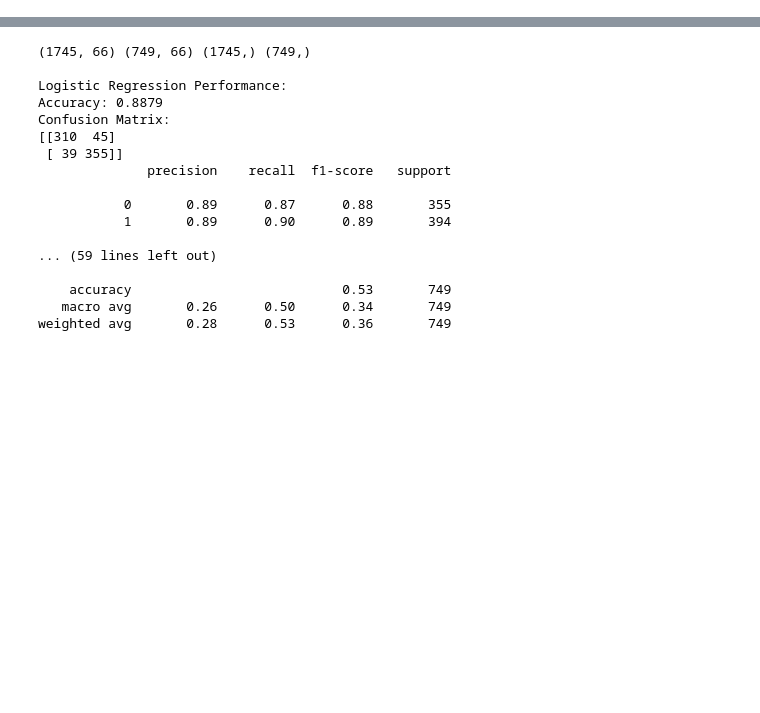
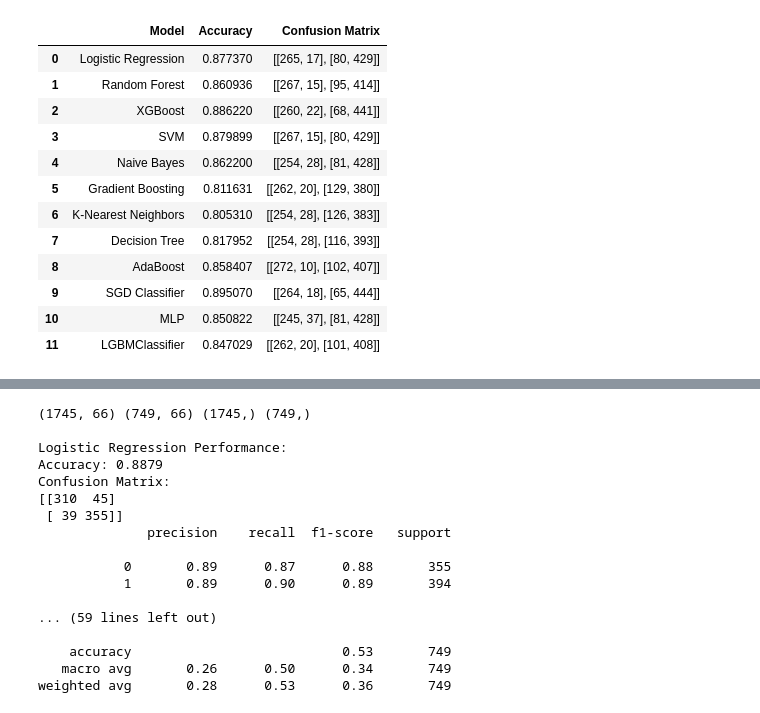
Before and after one commit to SacSresta/Research, a Jupyter notebook: notebook/state_08_code_compile_and_loop.ipynb, the cells around one changed output, grey strips where cells are left out. Cells and saved outputs as stored; diff of their text form; code cells hidden in the pictures; blank space fills up the shorter version.

```diff
--- a/notebook/state_08_code_compile_and_loop.ipynb
+++ b/notebook/state_08_code_compile_and_loop.ipynb
@@ -35,0 +87,3 @@ def backtest(y_pred, X_test):
+# %%
+X_train,X_test,y_train,y_test,encoder_y, encoder_X = preprocess_data_by_date_forex(data, max_lag=0)
+X_train_scaled,X_test_scaled,scaler = scaling_function(X_train,X_test)
@@ -35,0 +119,4 @@ def backtest(y_pred, X_test):
+# %%
+normal_df,y_pred_dict,bt_collection = normal_model(X_train_scaled,X_test_scaled,y_train,y_test)
+print("Working")
+print(bt_collection)
@@ -35,0 +141,16 @@ def backtest(y_pred, X_test):
+# %%
+normal_df
+# %% [output]
+|  | Model | Accuracy | Confusion Matrix |
+| 0 | Logistic Regression | 0.877370 | [[265, 17], [80, 429]] |
+| 1 | Random Forest | 0.860936 | [[267, 15], [95, 414]] |
+| 2 | XGBoost | 0.886220 | [[260, 22], [68, 441]] |
+| 3 | SVM | 0.879899 | [[267, 15], [80, 429]] |
+| 4 | Naive Bayes | 0.862200 | [[254, 28], [81, 428]] |
+| 5 | Gradient Boosting | 0.811631 | [[262, 20], [129, 380]] |
+| 6 | K-Nearest Neighbors | 0.805310 | [[254, 28], [126, 383]] |
+| 7 | Decision Tree | 0.817952 | [[254, 28], [116, 393]] |
+| 8 | AdaBoost | 0.858407 | [[272, 10], [102, 407]] |
+| 9 | SGD Classifier | 0.895070 | [[264, 18], [65, 444]] |
+| 10 | MLP | 0.850822 | [[245, 37], [81, 428]] |
+| 11 | LGBMClassifier | 0.847029 | [[262, 20], [101, 408]] |
```
Also changed, not shown: parts of 20 cells of this notebook, 3 other files.
